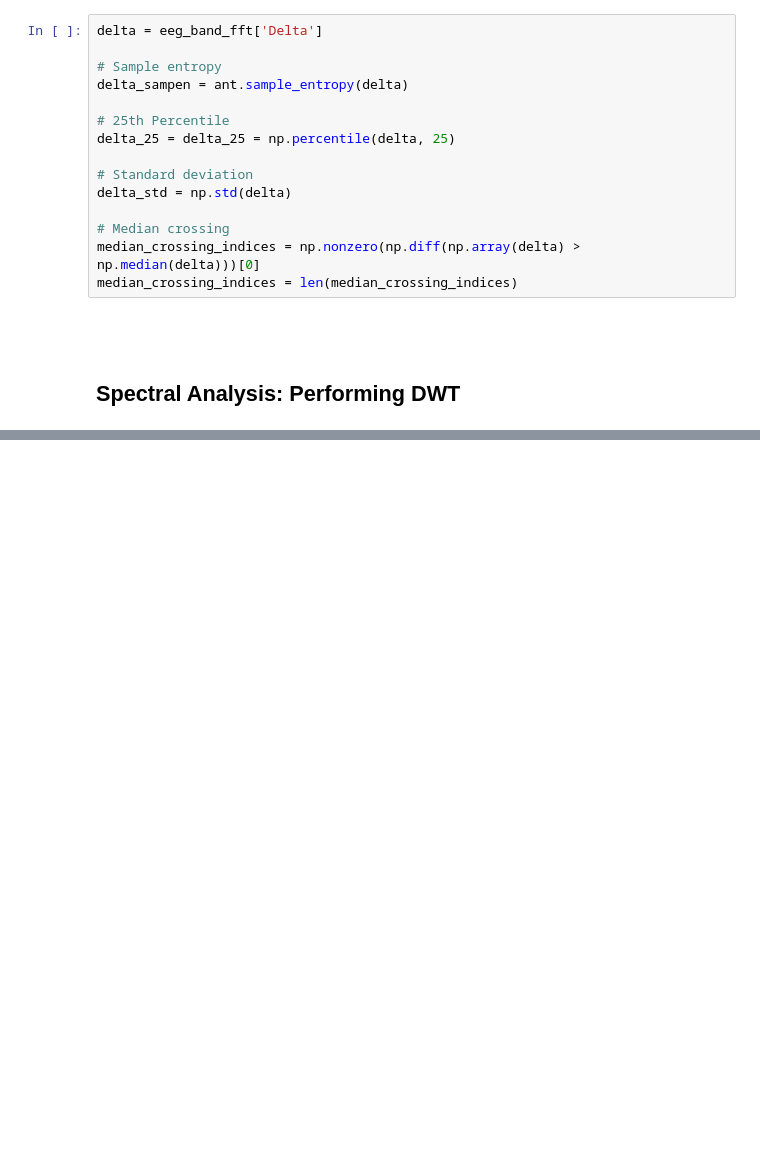
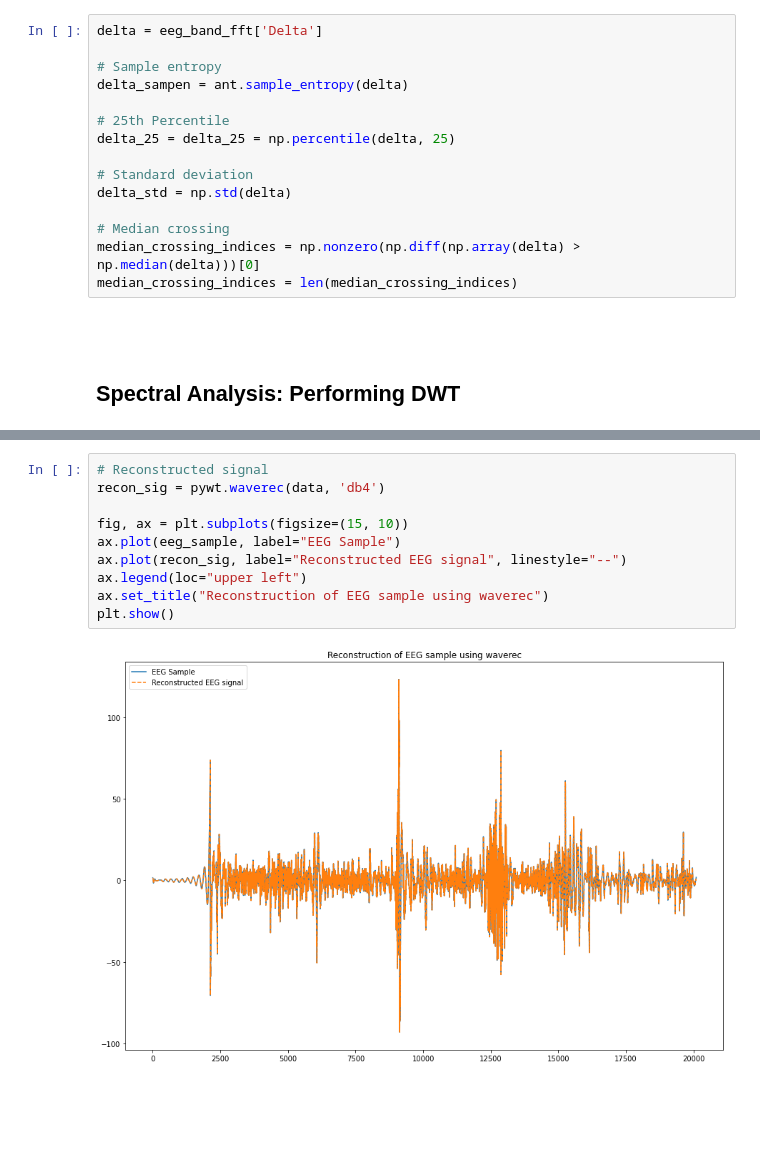
Before and after one commit to RashidCodes/EEG-Analysis, a Jupyter notebook: Research Methodology.ipynb, the cells around one changed output, grey strips where cells are left out. Saved outputs shown, nothing was run; the diff lists cells and outputs as text; blank space fills up the shorter version.

```diff
--- a/Research Methodology.ipynb
+++ b/Research Methodology.ipynb
@@ -158,3 +181,15 @@ median_crossing_indices = len(median_crossing_indices)
+# %%
+# Reconstructed signal
+recon_sig = pywt.waverec(data, 'db4')
+
+fig, ax = plt.subplots(figsize=(15, 10))
+ax.plot(eeg_sample, label="EEG Sample")
+ax.plot(recon_sig, label="Reconstructed EEG signal", linestyle="--")
+ax.legend(loc="upper left")
+ax.set_title("Reconstruction of EEG sample using waverec")
+plt.show()
+# %% [output]
+[figure, added]
 # %% [markdown]
 <br/>
 # %% [markdown]
```
Also changed, not shown: parts of 11 cells of this notebook.
